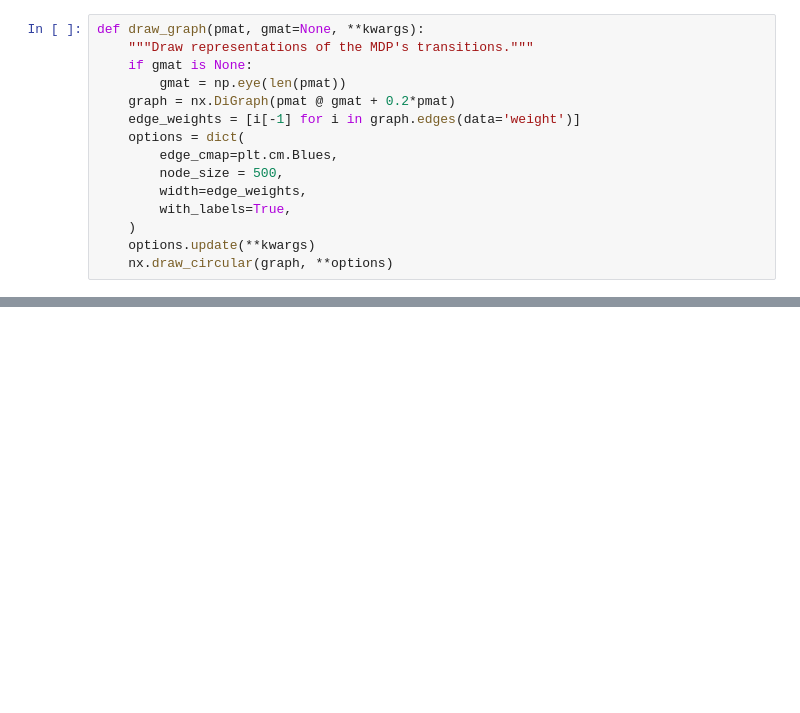
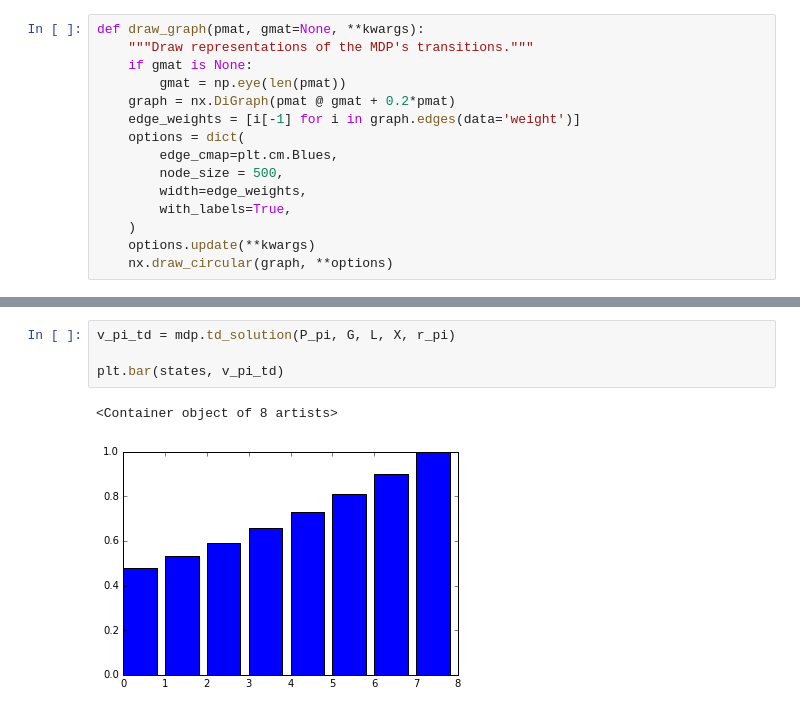
Before and after one commit to rldotai/mdpy, a Jupyter notebook: notebooks/chicken_analysis.ipynb, the cells around one changed output, grey strips where cells are left out. Drawn from its saved outputs; the diff is of its cells as text; blank space fills up the shorter version.

```diff
--- a/notebooks/chicken_analysis.ipynb
+++ b/notebooks/chicken_analysis.ipynb
@@ -163 +118,8 @@ array([ 3.63970588,  2.97794118])
+# %%
+v_pi_td = mdp.td_solution(P_pi, G, L, X, r_pi)
+
+plt.bar(states, v_pi_td)
+# %% [output]
+<Container object of 8 artists>
+[figure, added]
 # %%
```
Also changed, not shown: parts of 26 cells of this notebook.
